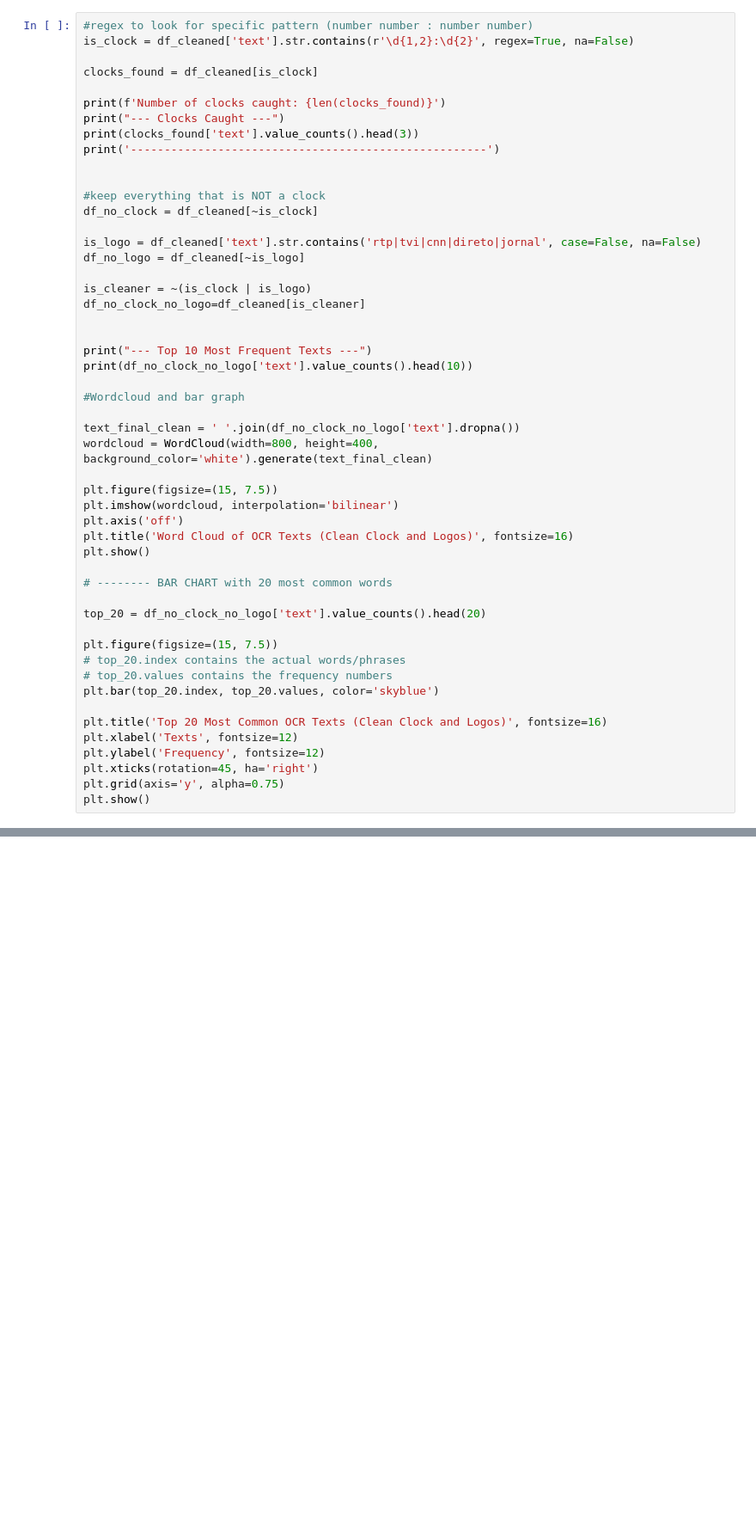
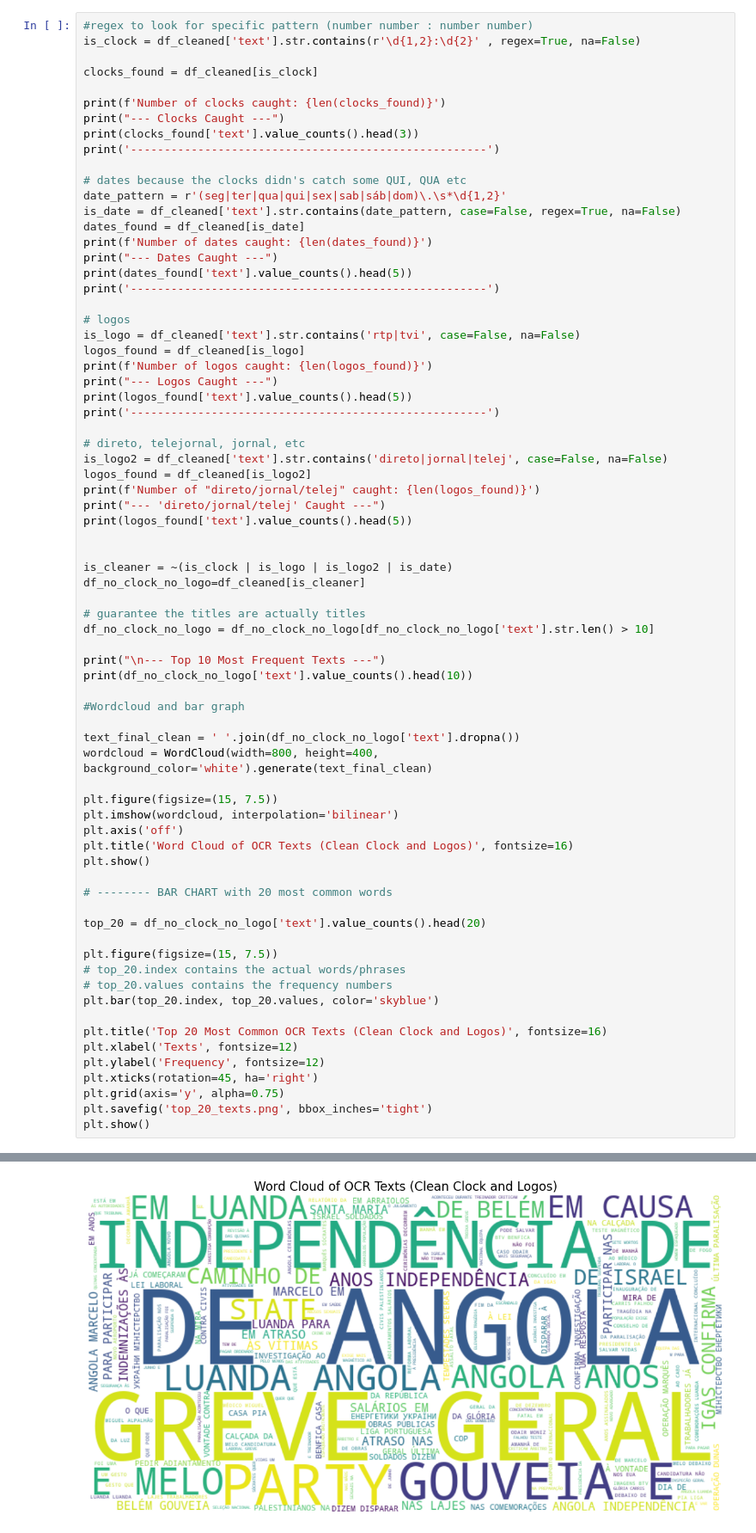
Before and after one commit to Dinisas/Big-Data, a Jupyter notebook: project_newcast_eda.ipynb, the cells around one changed output, grey strips where cells are left out. Shown at 86% size. Drawn from its saved outputs; the diff is of its cells as text; blank space fills up the shorter version.

```diff
--- a/project_newcast_eda.ipynb
+++ b/project_newcast_eda.ipynb
@@ -169,7 +243,7 @@ plt.show()
 Create more masks to remove the clock and words (tvi, rtp, telejornal) because they are always on the screen, making the wordcloud enphasize  them
 # %%
 #regex to look for specific pattern (number number : number number)
-is_clock = df_cleaned['text'].str.contains(r'\d{1,2}:\d{2}', regex=True, na=False)
+is_clock = df_cleaned['text'].str.contains(r'\d{1,2}:\d{2}' , regex=True, na=False)
 
 clocks_found = df_cleaned[is_clock]
 
@@ -178,18 +252,38 @@ print("--- Clocks Caught ---")
 print(clocks_found['text'].value_counts().head(3))
 print('-----------------------------------------------------')
 
+# dates because the clocks didn's catch some QUI, QUA etc
+date_pattern = r'(seg|ter|qua|qui|sex|sab|sáb|dom)\.\s*\d{1,2}'
+is_date = df_cleaned['text'].str.contains(date_pattern, case=False, regex=True, na=False)
+dates_found = df_cleaned[is_date]
+print(f'Number of dates caught: {len(dates_found)}')
+print("--- Dates Caught ---")
+print(dates_found['text'].value_counts().head(5))
+print('-----------------------------------------------------')
 
-#keep everything that is NOT a clock
-df_no_clock = df_cleaned[~is_clock]
+# logos
+is_logo = df_cleaned['text'].str.contains('rtp|tvi', case=False, na=False)
+logos_found = df_cleaned[is_logo]
+print(f'Number of logos caught: {len(logos_found)}')
+print("--- Logos Caught ---")
+print(logos_found['text'].value_counts().head(5))
+print('-----------------------------------------------------')
 
-is_logo = df_cleaned['text'].str.contains('rtp|tvi|cnn|direto|jornal', case=False, na=False)
-df_no_logo = df_cleaned[~is_logo]
+# direto, telejornal, jornal, etc
+is_logo2 = df_cleaned['text'].str.contains('direto|jornal|telej', case=False, na=False)
+logos_found = df_cleaned[is_logo2]
+print(f'Number of "direto/jornal/telej" caught: {len(logos_found)}')
+print("--- 'direto/jornal/telej' Caught ---")
+print(logos_found['text'].value_counts().head(5))
 
-is_cleaner = ~(is_clock | is_logo)
+
+is_cleaner = ~(is_clock | is_logo | is_logo2 | is_date)
 df_no_clock_no_logo=df_cleaned[is_cleaner]
 
+# guarantee the titles are actually titles
+df_no_clock_no_logo = df_no_clock_no_logo[df_no_clock_no_logo['text'].str.len() > 10]
 
-print("--- Top 10 Most Frequent Texts ---")
+print("\n--- Top 10 Most Frequent Texts ---")
 print(df_no_clock_no_logo['text'].value_counts().head(10))
 
 #Wordcloud and bar graph
@@ -217,4 +311,6 @@ plt.xlabel('Texts', fontsize=12)
 plt.ylabel('Frequency', fontsize=12)
 plt.xticks(rotation=45, ha='right')
 plt.grid(axis='y', alpha=0.75)
+plt.savefig('top_20_texts.png', bbox_inches='tight')
 plt.show()
+# %% [output]
@@ -220,0 +334 @@ plt.show()
+[figure, added]
```
Also changed, not shown: parts of 24 cells of this notebook.
